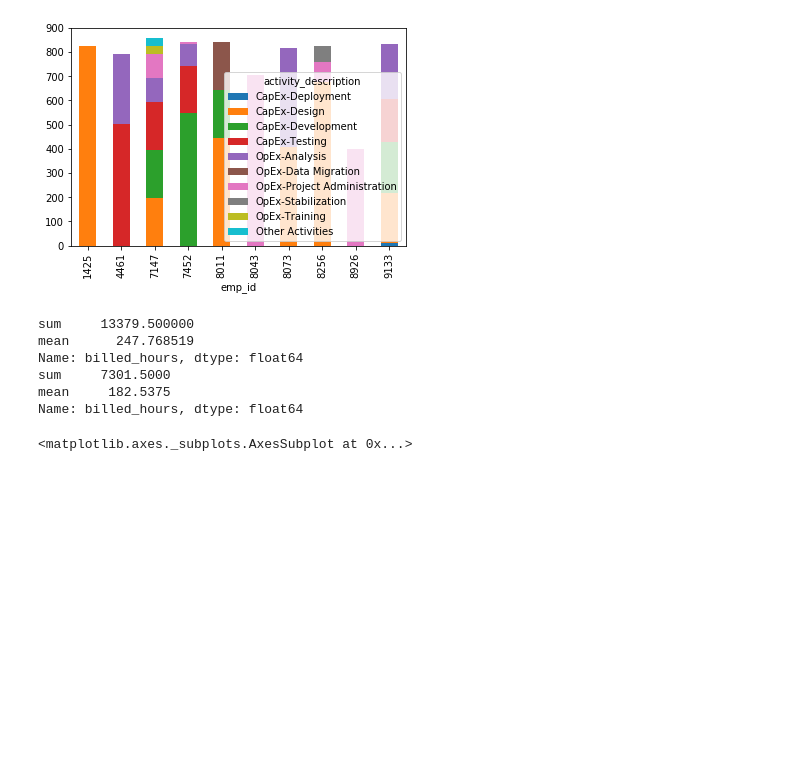
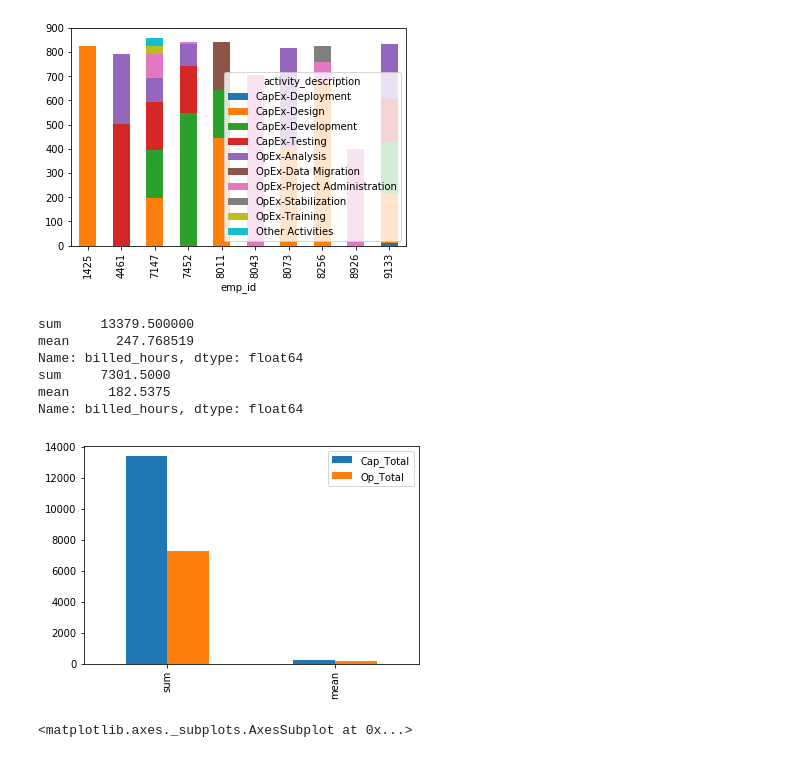
Before and after one commit to raraikon/EDA_Assignment, a Jupyter notebook: EDA_Assignment.ipynb, the cells around one changed output. Cells and saved outputs as stored; diff of their text form; code cells hidden in the pictures; blank space fills up the shorter version.

Commit message:
Revised code for Cap/Op Total

```diff
--- a/EDA_Assignment.ipynb
+++ b/EDA_Assignment.ipynb
@@ -150,20 +161,24 @@ groupby_EmpID_ActDescr.unstack().fillna(0).head(10).plot.bar(stacked = True)
 # %%
 # The dataset has been grouped[by emp_id and activity_description] and pivoted for categorical analysis
 # Let's have aggregates for activities under CapEx and OpEx belt.
 
 
 CapEx_Total = groupby_EmpID_ActDescr.loc[:, 'CapEx-Deployment' :'CapEx-Testing'].agg(['sum','mean'])
 print(CapEx_Total)
 
 OpEx_Total = groupby_EmpID_ActDescr.loc[:, 'OpEx-Analysis' :'OpEx-Training'].agg(['sum','mean'])
 print(OpEx_Total)
+
+df = pd.DataFrame({'Cap_Total': CapEx_Total, 'Op_Total': OpEx_Total})
+ax = df.plot.bar()
 # %% [output]
 sum     13379.500000
 mean      247.768519
 Name: billed_hours, dtype: float64
 sum     7301.5000
 mean     182.5375
 Name: billed_hours, dtype: float64
+[figure, added]
 # %%
 timesheet.groupby(['activity_description','category'],as_index = False).mean().pivot('category','activity_description','billed_hours').fillna(0).plot(kind='bar')
 # %% [output]
```
Also changed, not shown: parts of 2 cells of this notebook.
